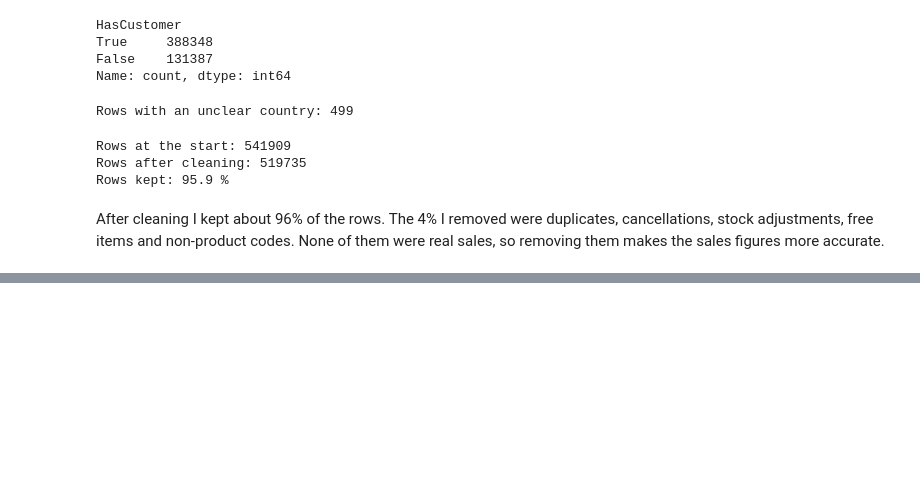
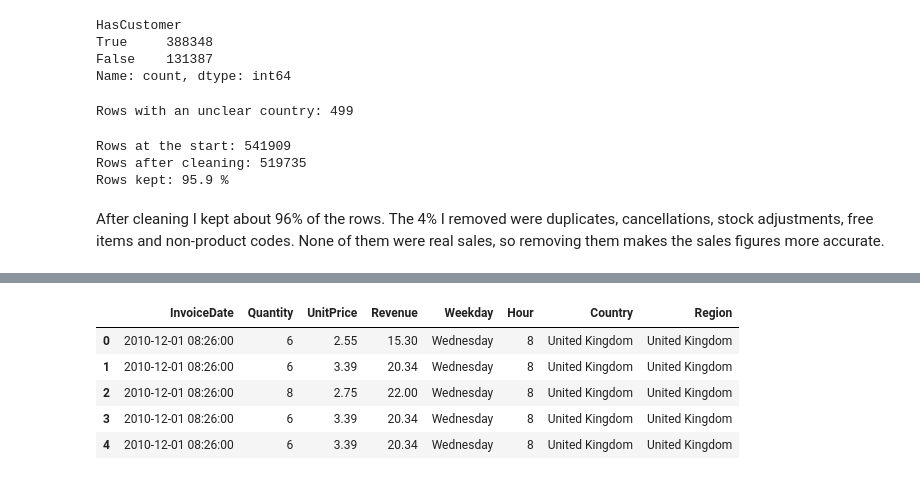
Before and after one commit to 2023357/CA2_Data_Vizualisation, a Jupyter notebook: CA2_Online_Retail.ipynb, the cells around one changed output, grey strips where cells are left out. Drawn from its saved outputs; the diff is of its cells as text; code cells hidden in the pictures; blank space fills up the shorter version.

Commit message:
Create derived variables (Revenue, time, region), orders and customers tables; check outliers

```diff
--- a/CA2_Online_Retail.ipynb
+++ b/CA2_Online_Retail.ipynb
@@ -484,0 +497,22 @@ After cleaning I kept about 96% of the rows. The 4% I removed were duplicates, c
+# %%
+# STEP 9 – NEW VARIABLES
+
+# Revenue: the money from each row a new column made from two others
+
+df["Revenue"] = df["Quantity"] * df["UnitPrice"]
+
+# Time variables taken from the date
+df["Weekday"] = df["InvoiceDate"].dt.day_name()    # Monday, Tuesday...
+df["Hour"] = df["InvoiceDate"].dt.hour             # 8, 9, 10...
+
+# Region: np.where works like an IF: if the country is the UK -> "United Kingdom", otherwise -> "International"
+df["Region"] = np.where(df["Country"] == "United Kingdom", "United Kingdom", "International")
+
+df[["InvoiceDate", "Quantity", "UnitPrice", "Revenue", "Weekday", "Hour", "Country", "Region"]].head()
+# %% [output]
+|  | InvoiceDate | Quantity | UnitPrice | Revenue | Weekday | Hour | Country | Region |
+| 0 | 2010-12-01 08:26:00 | 6 | 2.55 | 15.30 | Wednesday | 8 | United Kingdom | United Kingdom |
+| 1 | 2010-12-01 08:26:00 | 6 | 3.39 | 20.34 | Wednesday | 8 | United Kingdom | United Kingdom |
+| 2 | 2010-12-01 08:26:00 | 8 | 2.75 | 22.00 | Wednesday | 8 | United Kingdom | United Kingdom |
+| 3 | 2010-12-01 08:26:00 | 6 | 3.39 | 20.34 | Wednesday | 8 | United Kingdom | United Kingdom |
+| 4 | 2010-12-01 08:26:00 | 6 | 3.39 | 20.34 | Wednesday | 8 | United Kingdom | United Kingdom |
```
Also changed, not shown: parts of 6 cells of this notebook.
